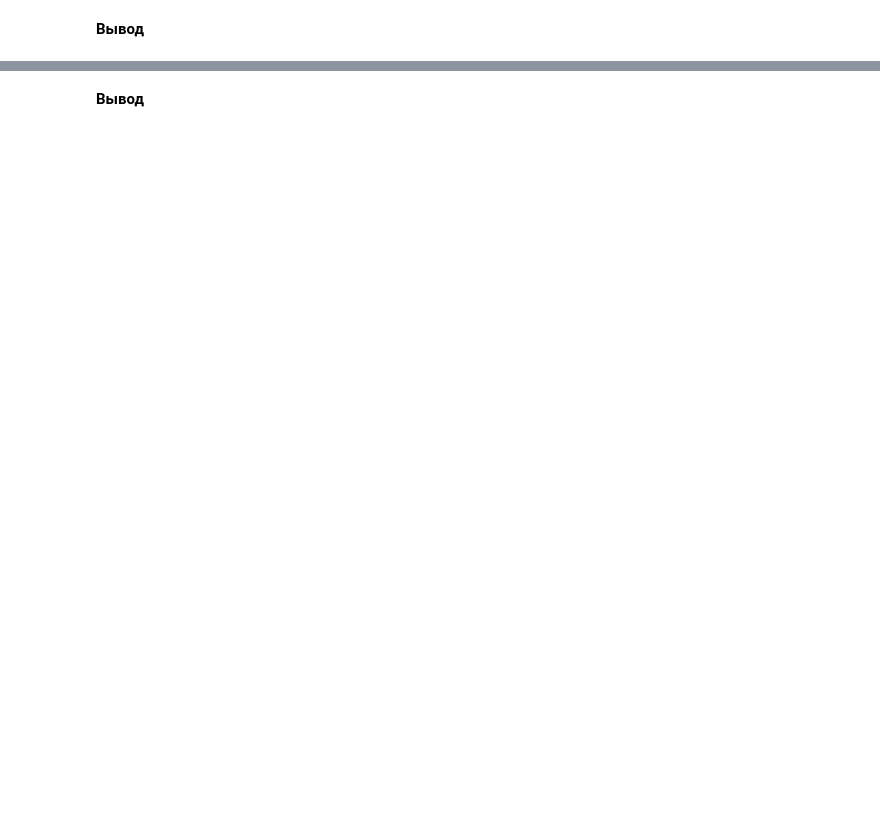
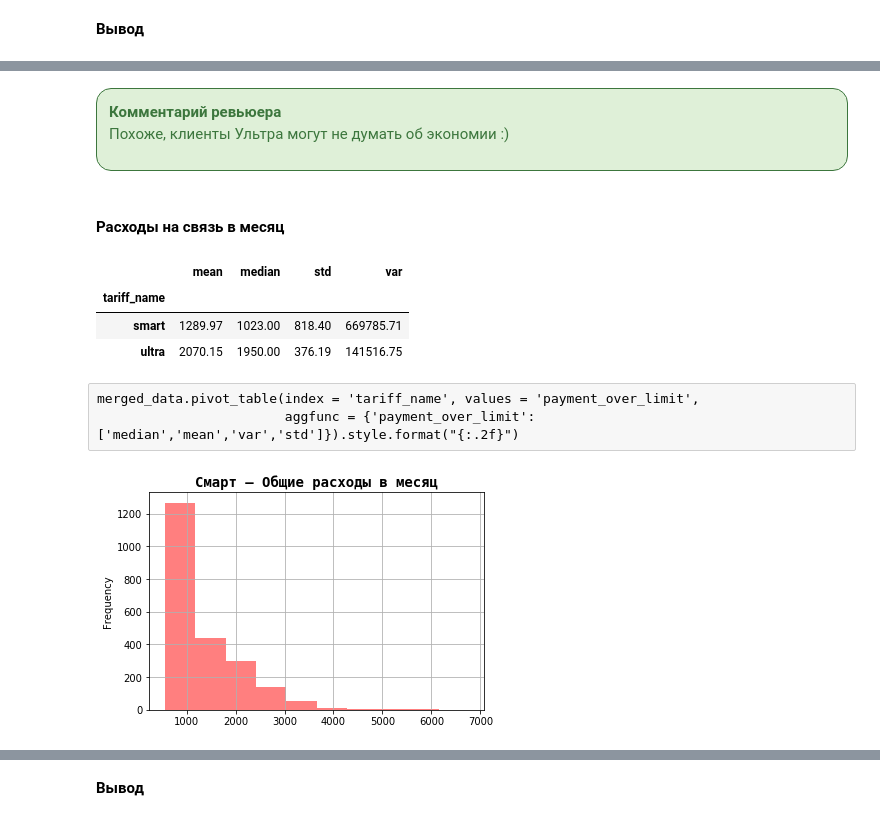
Before and after one commit to crazycrio/Yandex_Practicum_projects, a Jupyter notebook: 4. Статистический анализ данных/4_mobile_operator_project.ipynb, the cells around one changed output, grey strips where cells are left out. Cells and saved outputs as stored; diff of their text form; code cells hidden in the pictures; blank space fills up the shorter version.

```diff
--- a/4. Статистический анализ данных/4_mobile_operator_project.ipynb
+++ b/4. Статистический анализ данных/4_mobile_operator_project.ipynb
@@ -1250,0 +1056,5 @@ display(data.tail(15))
+# %%
+merged_data['total_messages_in_month'] = merged_data['total_messages_in_month'].fillna(0)
+merged_data['total_mb_in_month'] = merged_data['total_mb_in_month'].fillna(0)
+merged_data['month_calls_duration'] = merged_data['month_calls_duration'].fillna(0)
+merged_data['total_calls_in_month'] = merged_data['total_calls_in_month'].fillna(0)
@@ -1339,0 +1405,25 @@ marriage_repayment_status
+# %% [markdown]
+<div class="alert alert-success" style="border-radius: 15px; box-shadow: 4px 4px 4px; border: 1px solid ">
+<b> Комментарий ревьюера</b>
+
+Похоже, клиенты Ультра могут не думать об экономии :)
+</div>
+# %% [markdown]
+#### Расходы на связь в месяц
+# %%
+merged_data.pivot_table(index = 'tariff_name', values = 'total_month_payment',
+                        aggfunc = {'total_month_payment': ['median','mean','var','std']}).style.format("{:.2f}")
+# %% [output]
+|  | mean | median | std | var |
+| tariff_name |  |  |  |  |
+| smart | 1289.97 | 1023.00 | 818.40 | 669785.71 |
+| ultra | 2070.15 | 1950.00 | 376.19 | 141516.75 |
+# %% [raw]
+merged_data.pivot_table(index = 'tariff_name', values = 'payment_over_limit',
+                        aggfunc = {'payment_over_limit': ['median','mean','var','std']}).style.format("{:.2f}")
+# %%
+merged_data[merged_data['tariff_name'] == 'smart']['total_month_payment']\
+.plot(kind='hist', bins=10, color = 'r', alpha = 0.5, grid = True);
+plt.title('Смарт — Общие расходы в месяц', fontdict=font);
+# %% [output]
+[figure, added]
```
Also changed, not shown: parts of 478 cells of this notebook, 1 other file.
